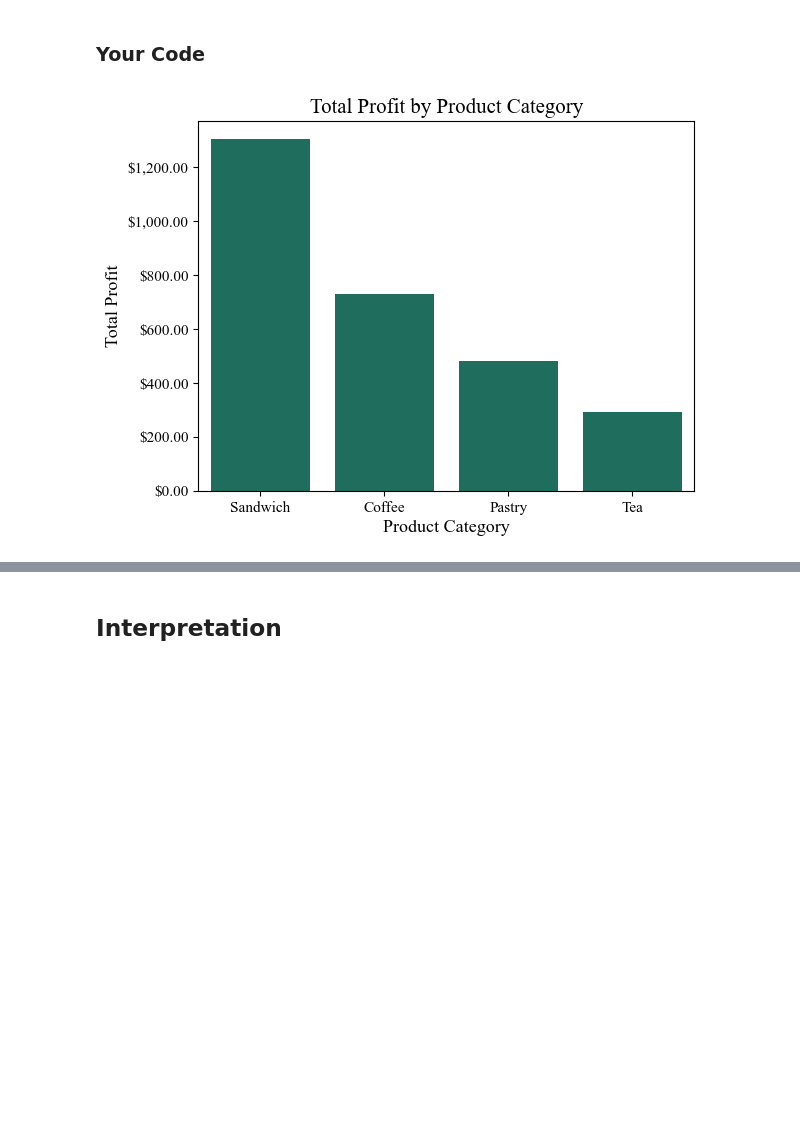
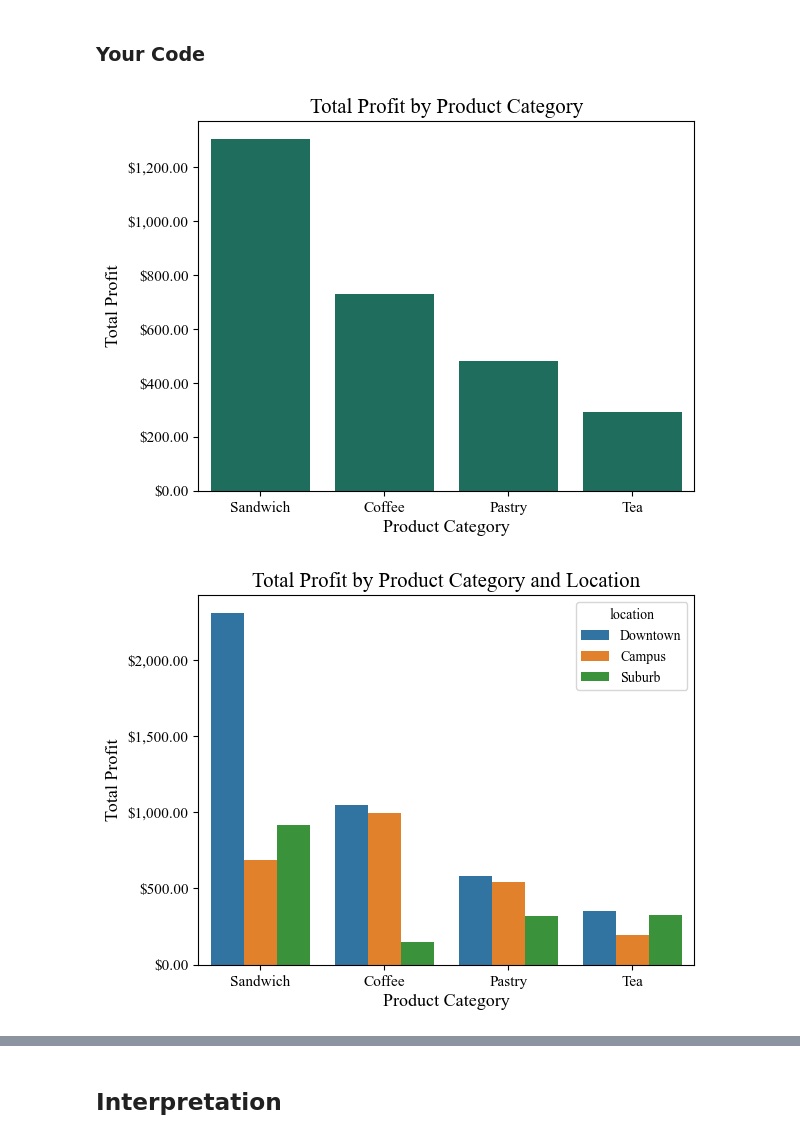
Before and after one commit to AbbyTucker0114/py4eda-work, a Jupyter notebook: test2b/test_2b.ipynb, the cells around one changed output, grey strips where cells are left out. Drawn from its saved outputs; the diff is of its cells as text; code cells hidden in the pictures; blank space fills up the shorter version.

```diff
--- a/test2b/test_2b.ipynb
+++ b/test2b/test_2b.ipynb
@@ -352,27 +352,73 @@ Create a bar chart showing total profit by product category. Use seaborn and ens
 # %%
 # Task 6: use sns.barplot() with aggregated data
 
 #setting chat font
 plt.rcParams["font.family"] = "sans-serif"
 plt.rcParams["font.sans-serif"] = ["Times New Roman"]
 plt.rcParams["axes.titlesize"] = 15
 plt.rcParams["axes.labelsize"] = 13
 plt.rcParams["xtick.labelsize"] = 11
 plt.rcParams["ytick.labelsize"] = 11
 
 # Creating barchart
 sns.barplot(data=category_location_summary,
             x='category',
             y='total_profit',
             errorbar=None,
             color='#117A65')
 
 # adding title and labels
 plt.title('Total Profit by Product Category')
 plt.xlabel('Product Category')
 plt.ylabel('Total Profit')
 ax = plt.gca()
 ax.yaxis.set_major_formatter("${x:,.2f}")
 plt.show()
+
+
+# Creating second barchart
+sns.barplot(data=category_location_summary,
+            x='category',
+            y='total_profit',
+            errorbar=None,
+            hue='location')
+
+# adding title and labels
+plt.title('Total Profit by Product Category and Location')
+plt.xlabel('Product Category')
+plt.ylabel('Total Profit')
+ax = plt.gca()
+ax.yaxis.set_major_formatter("${x:,.2f}")
+plt.show()
+
+# Creating third barchart
+sns.barplot(data=category_location_summary,
+            x='category',
+            y='avg_profit_sale',
+            errorbar=None,
+            #hue='location'
+           )
+
+# adding title and labels
+plt.title('Average Profit per Sale by Product Category and Location')
+plt.xlabel('Product Category')
+plt.ylabel('Average Profit per Sale')
+ax = plt.gca()
+ax.yaxis.set_major_formatter("${x:,.2f}")
+plt.show()
+
+# Creating fourth barchart
+sns.barplot(data=category_location_summary,
+            x='category',
+            y='sale_count',
+            errorbar=None,
+            hue='location')
+
+# adding title and labels
+plt.title('Sale Counts by Product Category and Location')
+plt.xlabel('Product Category')
+plt.ylabel('Sale Counts ')
+plt.show()
 # %% [output]
 [figure]
+[figure, added]
```
Also changed, not shown: parts of 3 cells of this notebook.
